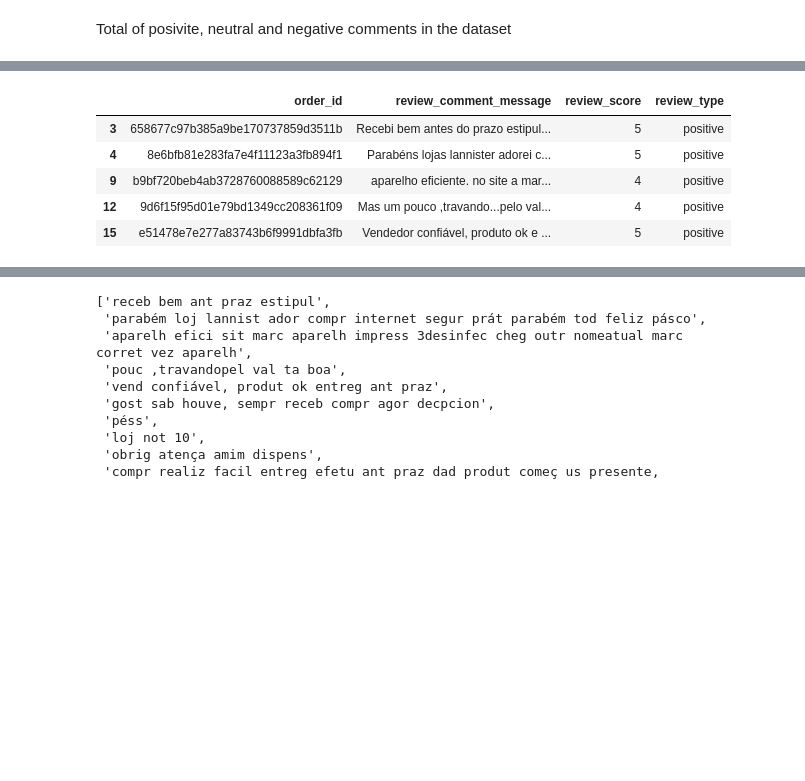
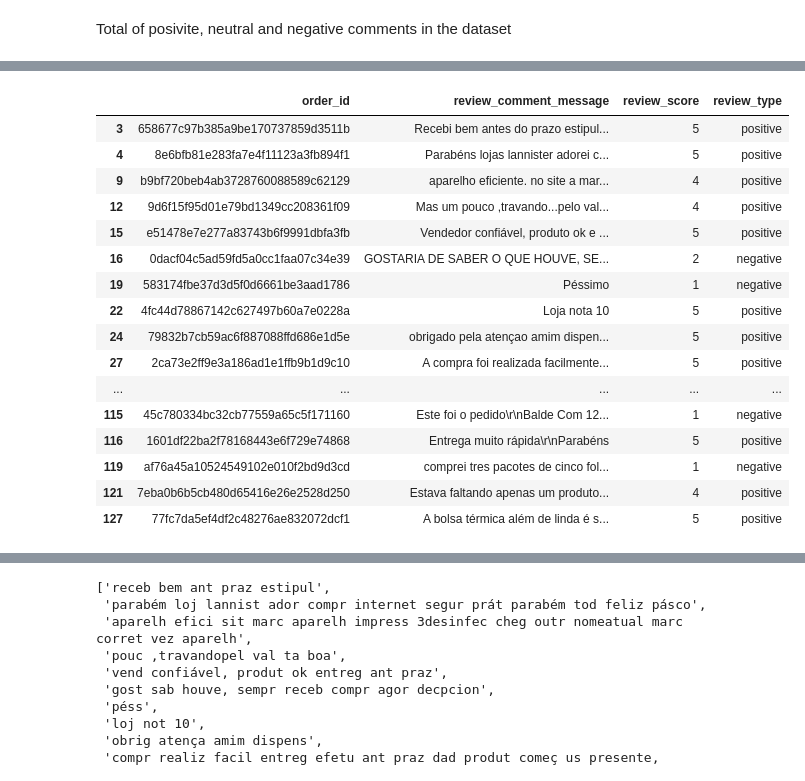
Before and after one commit to mecadme/PF_E-commerce-Olist, a Jupyter notebook: Week 3/Streamlit/SentimentalAnalysis.ipynb, the cells around one changed output, grey strips where cells are left out. Cells and saved outputs as stored; diff of their text form; code cells hidden in the pictures; blank space fills up the shorter version.

```diff
--- a/SentimentalAnalysis.ipynb
+++ b/Week 3/Streamlit/SentimentalAnalysis.ipynb
@@ -78,7 +84,7 @@ order_reviews.head()
 Take the data to the analysis
 # %%
 df_resp=order_reviews[order_reviews['review_comment_message']!='no data']
-comments=df_resp[['order_id','review_comment_message','review_score']]
+comments=df_resp[['order_id','review_comment_message','review_score', 'review_creation_date']]
 
 comments.shape
 #comments.reset_index(inplace=True)
@@ -92,0 +99,2 @@ comments.head()
+# %%
+comments['review_creation_year']=pd.DatetimeIndex(comments['review_creation_date']).year
@@ -103,2 +132,6 @@ See the caveats in the documentation: https://pandas.pydata.org/pandas-docs/stab
+# %%
+comments=comments[['review_comment_message', 'review_creation_year', 'review_score',  'review_type']]
+comments.sort_values(by=['review_creation_year'])
+comments.to_csv('Datasets/comments.csv', encoding='utf-8')
 # %% [markdown]
 Total of posivite, neutral and negative comments in the dataset
@@ -111,9 +307,20 @@ plt.show()
 # %%
-comments.head()
+comments.head(50)
 # %% [output]
 |  | order_id | review_comment_message | review_score | review_type |
 | 3 | 658677c97b385a9be170737859d3511b | Recebi bem antes do prazo estipul... | 5 | positive |
 | 4 | 8e6bfb81e283fa7e4f11123a3fb894f1 | Parabéns lojas lannister adorei c... | 5 | positive |
 | 9 | b9bf720beb4ab3728760088589c62129 | aparelho eficiente. no site a mar... | 4 | positive |
 | 12 | 9d6f15f95d01e79bd1349cc208361f09 | Mas um pouco ,travando...pelo val... | 4 | positive |
 | 15 | e51478e7e277a83743b6f9991dbfa3fb | Vendedor confiável, produto ok e ... | 5 | positive |
+| 16 | 0dacf04c5ad59fd5a0cc1faa07c34e39 | GOSTARIA DE SABER O QUE HOUVE, SE... | 2 | negative |
+| 19 | 583174fbe37d3d5f0d6661be3aad1786 | Péssimo | 1 | negative |
+| 22 | 4fc44d78867142c627497b60a7e0228a | Loja nota 10 | 5 | positive |
+| 24 | 79832b7cb59ac6f887088ffd686e1d5e | obrigado pela atençao amim dispen... | 5 | positive |
+| 27 | 2ca73e2ff9e3a186ad1e1ffb9b1d9c10 | A compra foi realizada facilmente... | 5 | positive |
+| ... | ... | ... | ... | ... |
+| 115 | 45c780334bc32cb77559a65c5f171160 | Este foi o pedido\r\nBalde Com 12... | 1 | negative |
+| 116 | 1601df22ba2f78168443e6f729e74868 | Entrega muito rápida\r\nParabéns | 5 | positive |
+| 119 | af76a45a10524549102e010f2bd9d3cd | comprei tres pacotes de cinco fol... | 1 | negative |
+| 121 | 7eba0b6b5cb480d65416e26e2528d250 | Estava faltando apenas um produto... | 4 | positive |
+| 127 | 77fc7da5ef4df2c48276ae832072dcf1 | A bolsa térmica além de linda é s... | 5 | positive |
```
Also changed, not shown: parts of 28 cells of this notebook, 6 other files.
